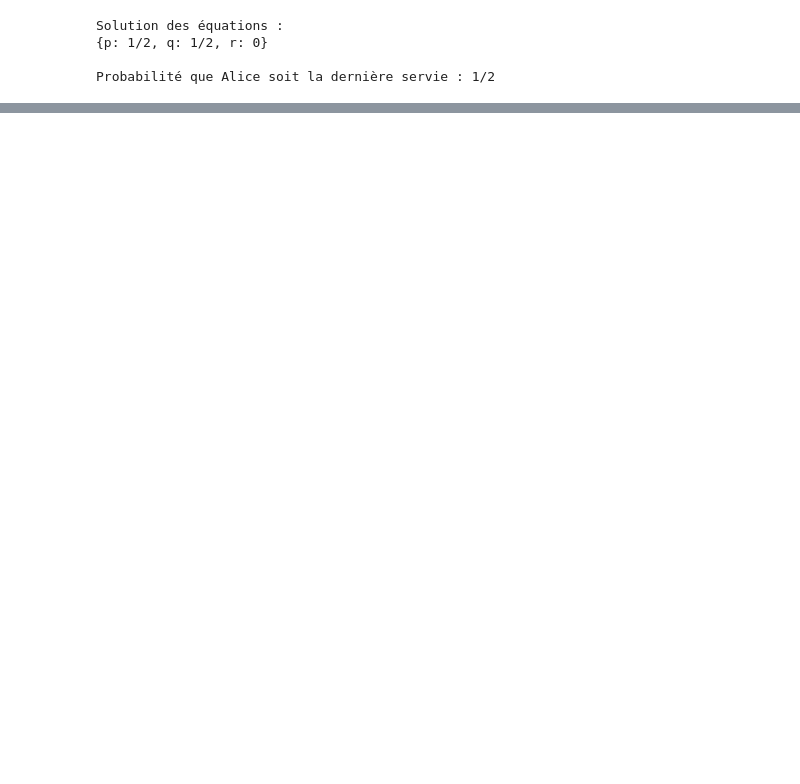
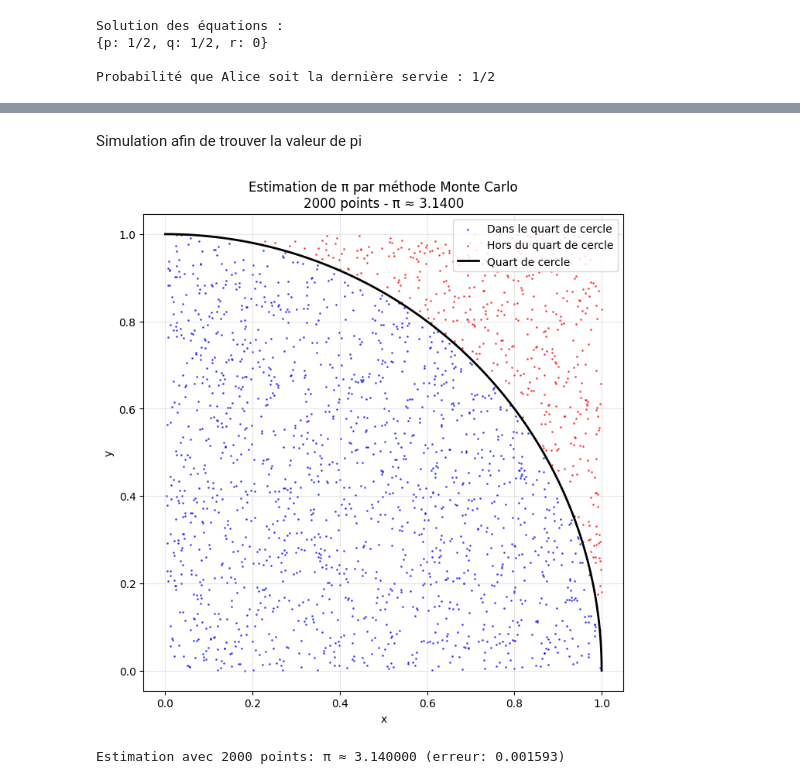
Before and after one commit to BentekhiciFarah/Proba_Miage, a Jupyter notebook: TP5.ipynb, the cells around one changed output, grey strips where cells are left out. Cells and saved outputs as stored; diff of their text form; code cells hidden in the pictures; blank space fills up the shorter version.

```diff
--- a/TP5.ipynb
+++ b/TP5.ipynb
@@ -48,0 +103,63 @@ Probabilité que Alice soit la dernière servie : 1/2
+# %% [markdown]
+Simulation afin de trouver la valeur de pi
+# %%
+n_points = 1000  # nombre total de points à projeter
+
+
+points_in_circle = 0
+x_in, y_in = [], []
+x_out, y_out = [], []
+# %%
+np.random.seed(42)  # Pour la reproductibilité
+
+
+def estimate_pi(n_points):
+    """Estime π en utilisant n_points générés aléatoirement"""
+    x = np.random.uniform(0, 1, n_points)
+    y = np.random.uniform(0, 1, n_points)
+    distances = x**2 + y**2
+    inside_circle = np.sum(distances <= 1)
+    return 4 * inside_circle / n_points
+
+# =============================================================================
+# PARTIE 1: VISUALISATION GÉOMÉTRIQUE
+# =============================================================================
+
+def plot_monte_carlo(n_points=1000):
+    """Visualise les points dans le carré unité"""
+    x = np.random.uniform(0, 1, n_points)
+    y = np.random.uniform(0, 1, n_points)
+    distances = x**2 + y**2
+    dans_quartcercle = distances <= 1
+
+    x_in = x[dans_quartcercle]
+    y_in = y[dans_quartcercle]
+    x_out = x[~dans_quartcercle]
+    y_out = y[~dans_quartcercle]
+
+    pi_estimate = 4 * len(x_in) / n_points
+
+    plt.figure(figsize=(8, 8))
+    plt.scatter(x_in, y_in, color='blue', s=1, alpha=0.6, label='Dans le quart de cercle')
+    plt.scatter(x_out, y_out, color='red', s=1, alpha=0.6, label='Hors du quart de cercle')
+
+    # Tracer le quart de cercle
+    theta = np.linspace(0, np.pi/2, 100)
+    plt.plot(np.cos(theta), np.sin(theta), color='black', linewidth=2, label='Quart de cercle')
+
+    plt.title(f'Estimation de π par méthode Monte Carlo\n{n_points} points - π ≈ {pi_estimate:.4f}')
+    plt.xlabel('x')
+    plt.ylabel('y')
+    plt.axis('equal')
+    plt.legend()
+    plt.grid(True, alpha=0.3)
+    plt.show()
+
+    return pi_estimate
+
+# Exécuter la visualisation
+pi_est = plot_monte_carlo(2000)
+print(f"Estimation avec 2000 points: π ≈ {pi_est:.6f} (erreur: {abs(pi_est-np.pi):.6f})")
+# %% [output]
+[figure, added]
+Estimation avec 2000 points: π ≈ 3.140000 (erreur: 0.001593)
```
Also changed, not shown: parts of 10 cells of this notebook.
